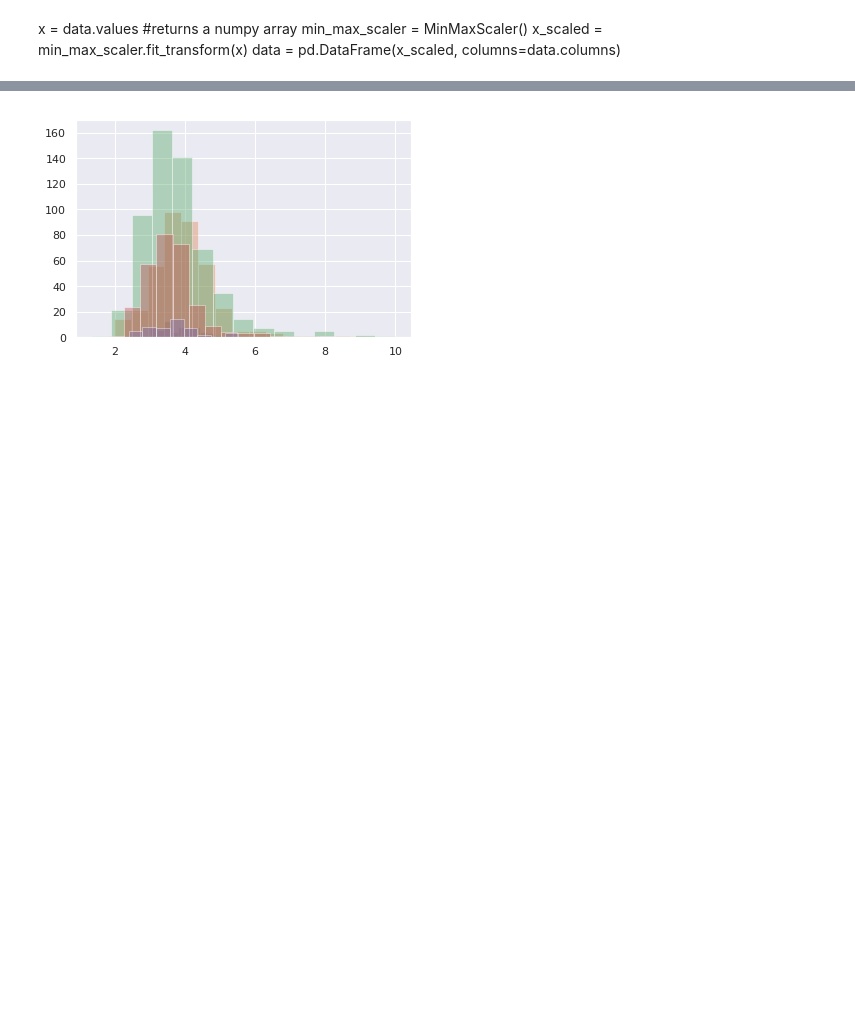
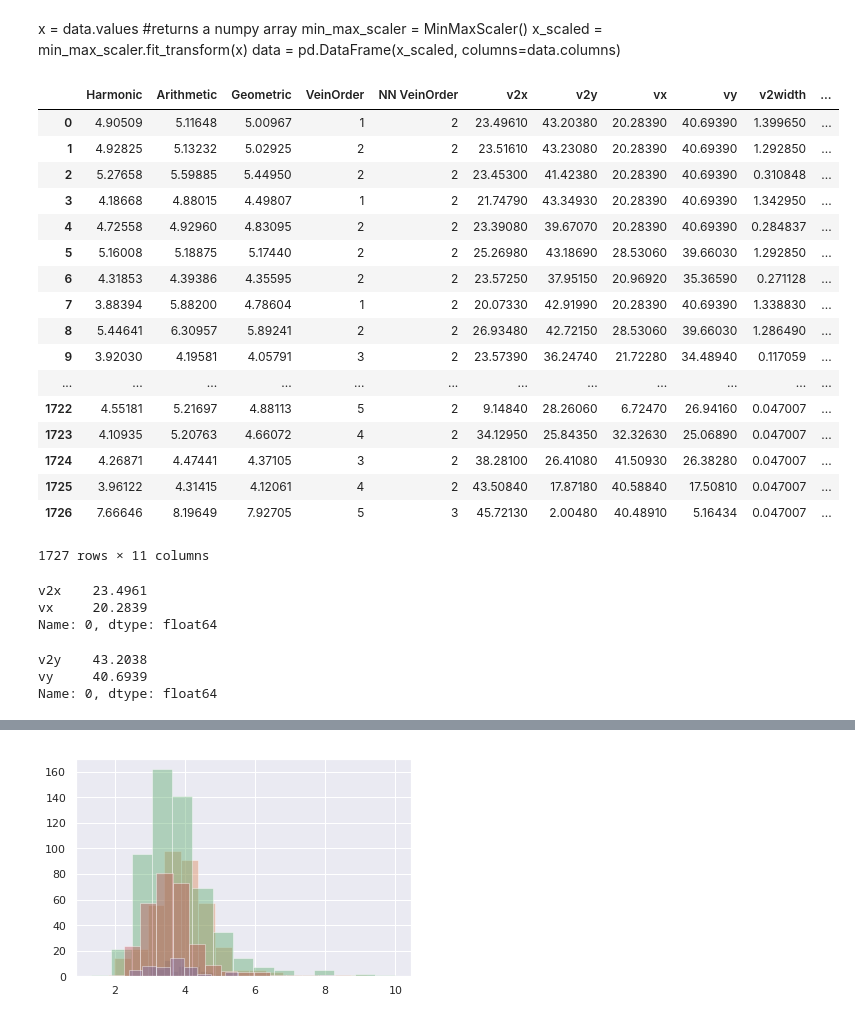
Before and after one commit to CaioMar/Venacao, a Jupyter notebook: Distance_histogram.ipynb, the cells around one changed output, grey strips where cells are left out. Saved outputs shown, nothing was run; the diff lists cells and outputs as text; code cells hidden in the pictures; blank space fills up the shorter version.

```diff
--- a/Distance_histogram.ipynb
+++ b/Distance_histogram.ipynb
@@ -6,9 +6,42 @@ import seaborn as sns
 from sklearn.preprocessing import StandardScaler, MinMaxScaler
 sns.set()
 # %%
-data = pd.read_csv('disthistogram', header=0 , delimiter='\t', names=['Harmonic','Arithmetic','Geometric','VeinOrder','NN VeinOrder'])
+data = pd.read_csv('disthistogram', header=0 , delimiter='\t', names=['Harmonic','Arithmetic','Geometric','VeinOrder','NN VeinOrder','v2x','v2y','vx','vy','v2width','vwidth'])
 # %% [markdown]
 x = data.values #returns a numpy array
 min_max_scaler = MinMaxScaler()
 x_scaled = min_max_scaler.fit_transform(x)
 data = pd.DataFrame(x_scaled, columns=data.columns)
+# %%
+data
+# %% [output]
+|  | Harmonic | Arithmetic | Geometric | VeinOrder | NN VeinOrder | v2x | v2y | vx | vy | v2width | ... |
+| 0 | 4.90509 | 5.11648 | 5.00967 | 1 | 2 | 23.49610 | 43.20380 | 20.28390 | 40.69390 | 1.399650 | ... |
+| 1 | 4.92825 | 5.13232 | 5.02925 | 2 | 2 | 23.51610 | 43.23080 | 20.28390 | 40.69390 | 1.292850 | ... |
+| 2 | 5.27658 | 5.59885 | 5.44950 | 2 | 2 | 23.45300 | 41.42380 | 20.28390 | 40.69390 | 0.310848 | ... |
+| 3 | 4.18668 | 4.88015 | 4.49807 | 1 | 2 | 21.74790 | 43.34930 | 20.28390 | 40.69390 | 1.342950 | ... |
+| 4 | 4.72558 | 4.92960 | 4.83095 | 2 | 2 | 23.39080 | 39.67070 | 20.28390 | 40.69390 | 0.284837 | ... |
+| 5 | 5.16008 | 5.18875 | 5.17440 | 2 | 2 | 25.26980 | 43.18690 | 28.53060 | 39.66030 | 1.292850 | ... |
+| 6 | 4.31853 | 4.39386 | 4.35595 | 2 | 2 | 23.57250 | 37.95150 | 20.96920 | 35.36590 | 0.271128 | ... |
+| 7 | 3.88394 | 5.88200 | 4.78604 | 1 | 2 | 20.07330 | 42.91990 | 20.28390 | 40.69390 | 1.338830 | ... |
+| 8 | 5.44641 | 6.30957 | 5.89241 | 2 | 2 | 26.93480 | 42.72150 | 28.53060 | 39.66030 | 1.286490 | ... |
+| 9 | 3.92030 | 4.19581 | 4.05791 | 3 | 2 | 23.57390 | 36.24740 | 21.72280 | 34.48940 | 0.117059 | ... |
+| ... | ... | ... | ... | ... | ... | ... | ... | ... | ... | ... | ... |
+| 1722 | 4.55181 | 5.21697 | 4.88113 | 5 | 2 | 9.14840 | 28.26060 | 6.72470 | 26.94160 | 0.047007 | ... |
+| 1723 | 4.10935 | 5.20763 | 4.66072 | 4 | 2 | 34.12950 | 25.84350 | 32.32630 | 25.06890 | 0.047007 | ... |
+| 1724 | 4.26871 | 4.47441 | 4.37105 | 3 | 2 | 38.28100 | 26.41080 | 41.50930 | 26.38280 | 0.047007 | ... |
+| 1725 | 3.96122 | 4.31415 | 4.12061 | 4 | 2 | 43.50840 | 17.87180 | 40.58840 | 17.50810 | 0.047007 | ... |
+| 1726 | 7.66646 | 8.19649 | 7.92705 | 5 | 3 | 45.72130 | 2.00480 | 40.48910 | 5.16434 | 0.047007 | ... |
+1727 rows × 11 columns
+# %%
+data.iloc[0][5:9:2]
+# %% [output]
+v2x    23.4961
+vx     20.2839
+Name: 0, dtype: float64
+# %%
+data.iloc[0][6:9:2]
+# %% [output]
+v2y    43.2038
+vy     40.6939
+Name: 0, dtype: float64
```
Also changed, not shown: parts of 10 cells of this notebook, 1 other file.
